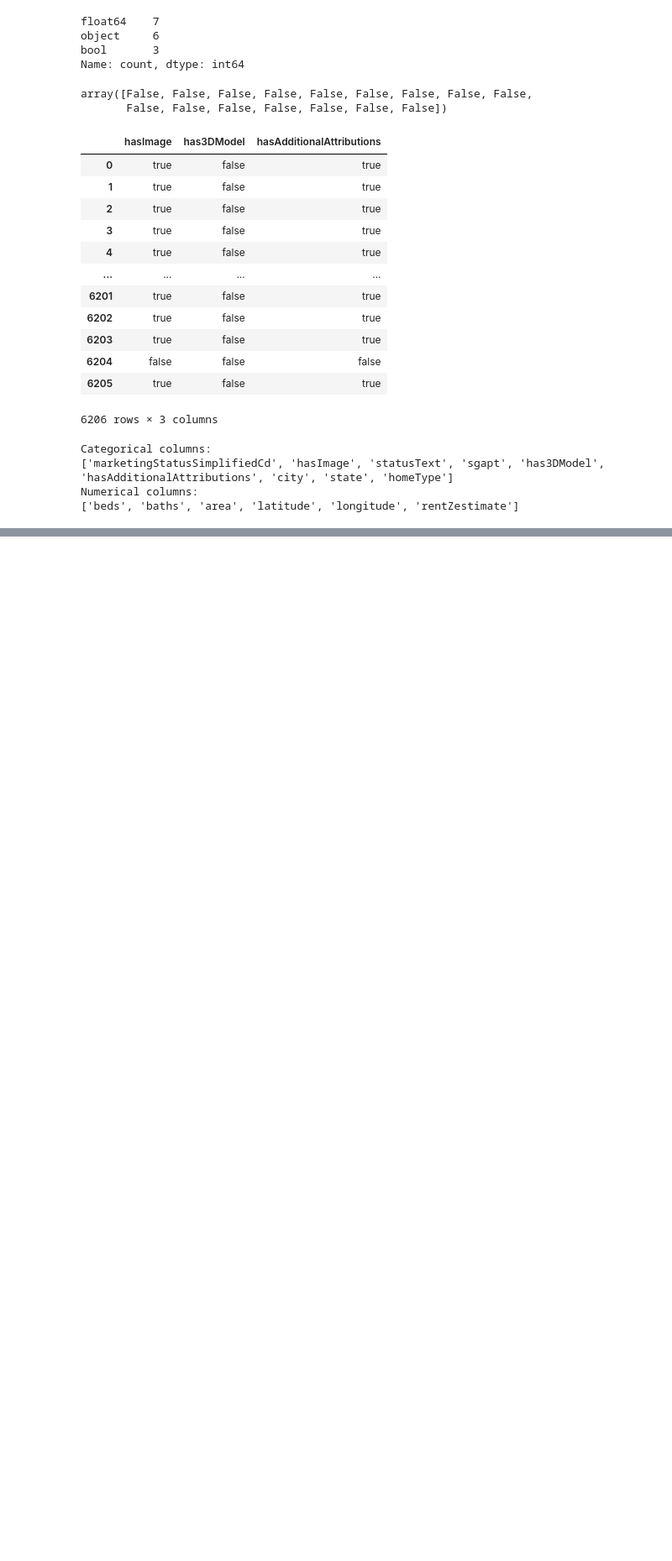
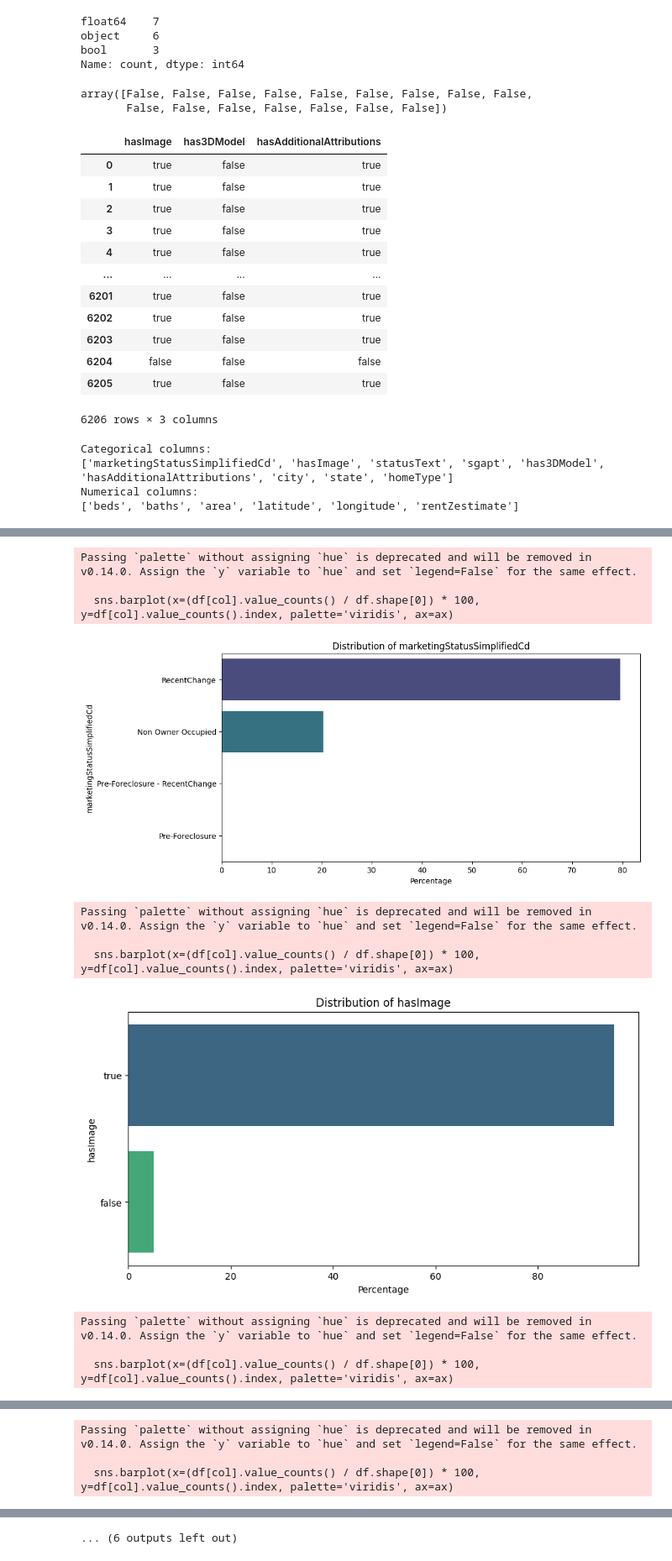
Before and after one commit to srikanthragh06/dataVisualizationCaseStudy, a Jupyter notebook: final_analysis.ipynb, the cells around one changed output, grey strips where cells are left out. Shown at 84% size. Saved outputs shown, nothing was run; the diff lists cells and outputs as text; code cells hidden in the pictures; blank space fills up the shorter version.

```diff
--- a/final_analysis.ipynb
+++ b/final_analysis.ipynb
@@ -66,3 +66,7 @@ Categorical columns:
 ['marketingStatusSimplifiedCd', 'hasImage', 'statusText', 'sgapt', 'has3DModel', 'hasAdditionalAttributions', 'city', 'state', 'homeType']
 Numerical columns:
 ['beds', 'baths', 'area', 'latitude', 'longitude', 'rentZestimate']
+# %%
+les_propor_cities=df["city"].value_counts()[(((df["city"].value_counts()/df["city"].shape[0])*100)<1)].index
+df["city"]=df["city"].apply(lambda city:city if city not in les_propor_cities else "Others")
+df["city"].value_counts()
@@ -68,0 +92,3 @@ Numerical columns:
+# %%
+priceWithoutMax10Indices=df["price"].sort_values(ascending=False).head(10).index
+df.drop(priceWithoutMax10Indices,inplace=True)
@@ -69,4 +97,25 @@ Numerical columns:
 # %%
 for col in catCols:
-    fig,ax=plt.subplots(1,1,figsize=(10,5))
-    sns.barplot((df[col].value_counts()/df.shape[0])*100,ax=ax)
+    fig, ax = plt.subplots(1, 1, figsize=(10, 5))
+
+    # Create a colorful bar plot with Seaborn
+    sns.barplot(x=(df[col].value_counts() / df.shape[0]) * 100, y=df[col].value_counts().index, palette='viridis', ax=ax)
+
+    # Set labels and title
+    ax.set_xlabel('Percentage')
+    ax.set_ylabel(col)
+    ax.set_title(f'Distribution of {col}')
+
+    plt.show()
+# %% [output]
+Passing `palette` without assigning `hue` is deprecated and will be removed in v0.14.0. Assign the `y` variable to `hue` and set `legend=False` for the same effect.
+
+  sns.barplot(x=(df[col].value_counts() / df.shape[0]) * 100, y=df[col].value_counts().index, palette='viridis', ax=ax)
+[figure, added]
+Passing `palette` without assigning `hue` is deprecated and will be removed in v0.14.0. Assign the `y` variable to `hue` and set `legend=False` for the same effect.
+
+  sns.barplot(x=(df[col].value_counts() / df.shape[0]) * 100, y=df[col].value_counts().index, palette='viridis', ax=ax)
+[figure, added]
+Passing `palette` without assigning `hue` is deprecated and will be removed in v0.14.0. Assign the `y` variable to `hue` and set `legend=False` for the same effect.
+
+  sns.barplot(x=(df[col].value_counts() / df.shape[0]) * 100, y=df[col].value_counts().index, palette='viridis', ax=ax)
@@ -72,0 +123,3 @@ for col in catCols:
+Passing `palette` without assigning `hue` is deprecated and will be removed in v0.14.0. Assign the `y` variable to `hue` and set `legend=False` for the same effect.
+
+  sns.barplot(x=(df[col].value_counts() / df.shape[0]) * 100, y=df[col].value_counts().index, palette='viridis', ax=ax)
@@ -72,0 +135 @@ for col in catCols:
+... (6 outputs left out)
```
Also changed, not shown: parts of 21 cells of this notebook.
